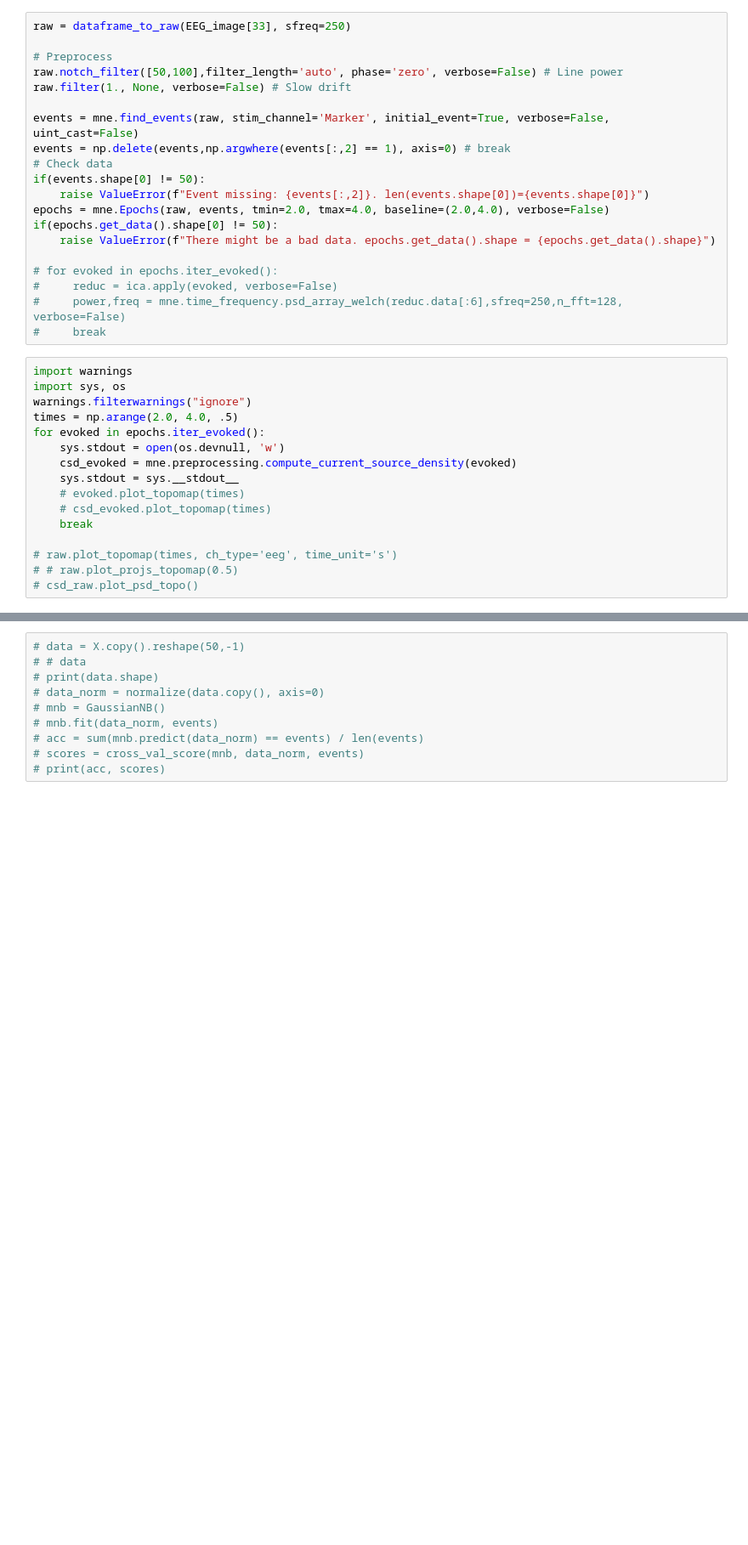
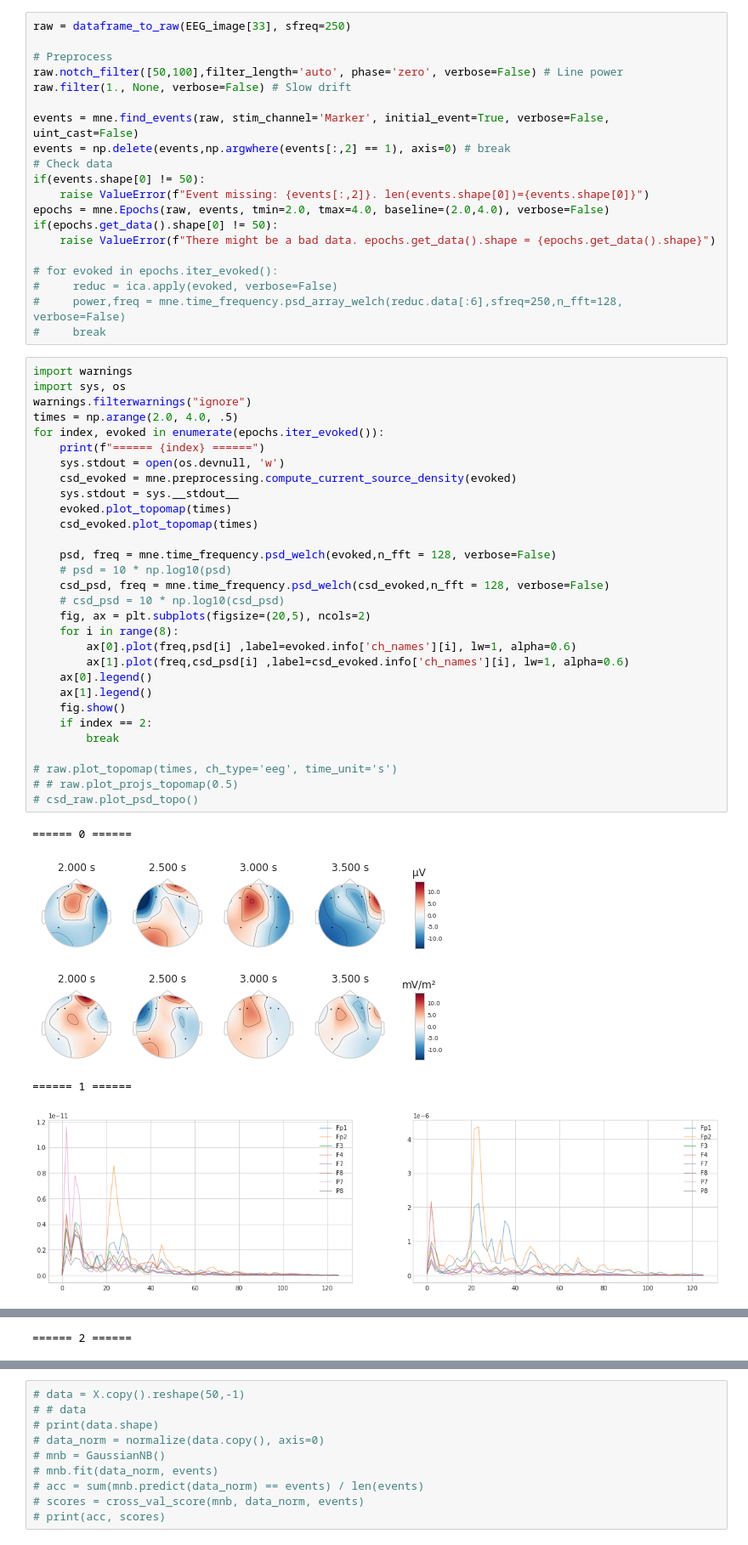
Before and after one commit to akraradets/2021JanHCI, a Jupyter notebook: 4-redo-process/03-Surface Laplacian-redo.ipynb, the cells around one changed output, grey strips where cells are left out. Shown at 85% size. Cells and saved outputs as stored; diff of their text form; blank space fills up the shorter version.

```diff
--- a/4-redo-process/03-Surface Laplacian-redo.ipynb
+++ b/4-redo-process/03-Surface Laplacian-redo.ipynb
@@ -154,16 +154,36 @@ if(epochs.get_data().shape[0] != 50):
 # %%
 import warnings
 import sys, os
 warnings.filterwarnings("ignore")
 times = np.arange(2.0, 4.0, .5)
-for evoked in epochs.iter_evoked():
+for index, evoked in enumerate(epochs.iter_evoked()):
+    print(f"====== {index} ======")
     sys.stdout = open(os.devnull, 'w')
     csd_evoked = mne.preprocessing.compute_current_source_density(evoked)
     sys.stdout = sys.__stdout__
-    # evoked.plot_topomap(times)
-    # csd_evoked.plot_topomap(times)
-    break
+    evoked.plot_topomap(times)
+    csd_evoked.plot_topomap(times)
+
+    psd, freq = mne.time_frequency.psd_welch(evoked,n_fft = 128, verbose=False)
+    # psd = 10 * np.log10(psd)
+    csd_psd, freq = mne.time_frequency.psd_welch(csd_evoked,n_fft = 128, verbose=False)
+    # csd_psd = 10 * np.log10(csd_psd)
+    fig, ax = plt.subplots(figsize=(20,5), ncols=2)
+    for i in range(8):
+        ax[0].plot(freq,psd[i] ,label=evoked.info['ch_names'][i], lw=1, alpha=0.6)
+        ax[1].plot(freq,csd_psd[i] ,label=csd_evoked.info['ch_names'][i], lw=1, alpha=0.6)
+    ax[0].legend()
+    ax[1].legend()
+    fig.show()
+    if index == 2:
+        break
 
 # raw.plot_topomap(times, ch_type='eeg', time_unit='s')
 # # raw.plot_projs_topomap(0.5)
 # csd_raw.plot_psd_topo()
+# %% [output]
+====== 0 ======
+[figure, added]
+[figure, added]
+====== 1 ======
+[figure, added]
@@ -169,0 +192 @@ for evoked in epochs.iter_evoked():
+====== 2 ======
```
Also changed, not shown: parts of 2 cells of this notebook, 1 other file.
